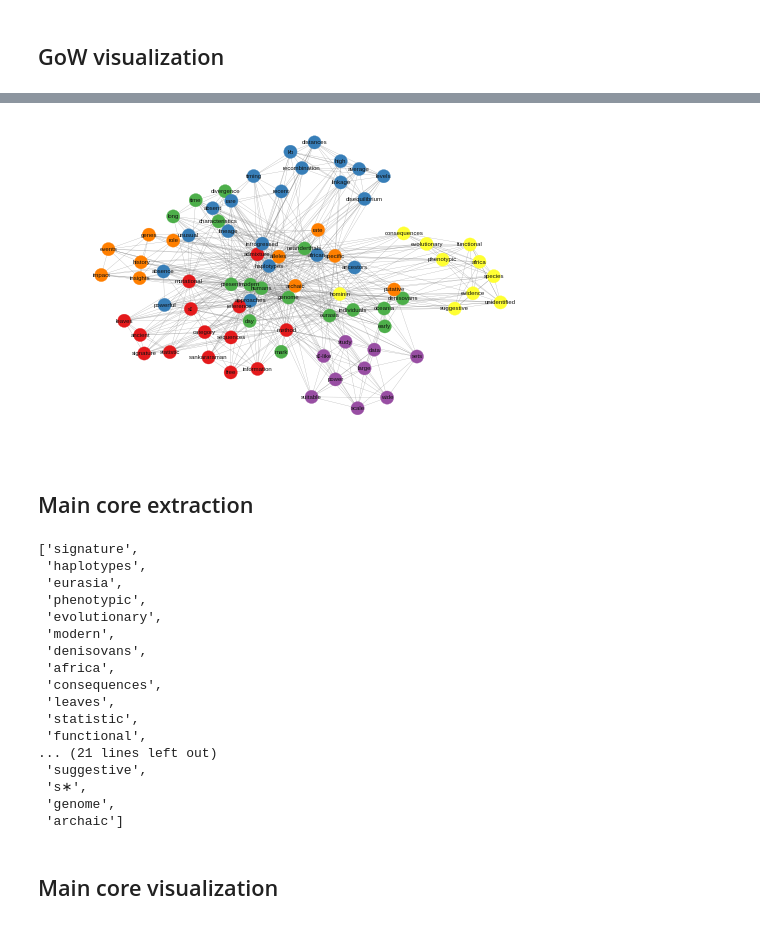
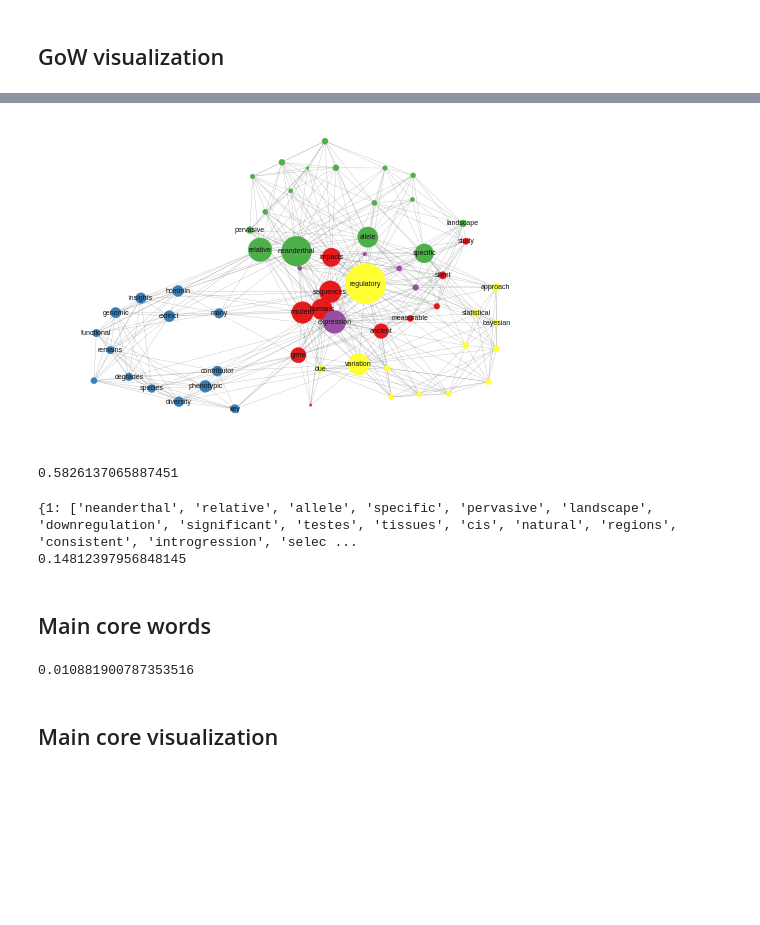
Before and after one commit to javiervz/graph-of-words, a Jupyter notebook: codigo/keyword_extraction_visualization.ipynb, the cells around one changed output, grey strips where cells are left out. Saved outputs shown, nothing was run; the diff lists cells and outputs as text; code cells hidden in the pictures; blank space fills up the shorter version.

```diff
--- a/codigo/keyword_extraction_visualization.ipynb
+++ b/codigo/keyword_extraction_visualization.ipynb
@@ -104,6 +159,8 @@ GoW_visualization(text_clean,dict_words)
 # %%
 def GoW_visualization_louvain(text_clean,dict_words):
     G=GoW(text_clean)
+    BC_nodes=nx.betweenness_centrality(G,weight='weight')
+    node_sizes=list(BC_nodes.values())
     pos = nx.spring_layout(G)
     D=dict(map(reversed, dict_words.items())) ## devolvemos las palabras originales, no las lematizadas!
     color_names=PALETTES['set1']#SEQUENCES['OrRd'][7]
@@ -112,14 +169,18 @@ def GoW_visualization_louvain(text_clean,dict_words):
         colors={x:'r' for x in list(d.keys())}
     else:
         colors={x:color_names[d[x]] for x in list(d.keys())}
-    labels={i:D[i] for i in G.nodes}
-    nx.draw_networkx_nodes(G, pos, node_size = 175,node_color=list(colors.values()))
+    labels={i:D[i] for i in G.nodes if BC_nodes[i]>0.004}
+    nx.draw_networkx_nodes(G, pos, node_size = [10000*x for x in node_sizes],node_color=list(colors.values()))
     nx.draw_networkx_edges(G, pos, alpha=0.75,width=0.25,edge_color='gray')
-    nx.draw_networkx_labels(G,pos,labels,font_size=6,font_color='k')
+    nx.draw_networkx_labels(G,pos,labels,font_size=7,font_color='k')
     plt.axis('off')
-    plt.savefig('GoW_visualization_louvain.jpg', format='jpg', transparent=True, bbox_inches='tight',dpi=1000)
+    plt.savefig('GoW_visualization_louvain.jpg', format='jpg', transparent=True, bbox_inches='tight',dpi=300)
     plt.show()
-# %%
-GoW_visualization_louvain(text_clean,dict_words)
-# %% [output]
-[figure, removed]
+# %%
+start = time.time()
+GoW_visualization_louvain(text_clean,dict_words)
+end = time.time()
+print(end - start)
+# %% [output]
+[figure, added]
+0.5826137065887451
@@ -126,5 +209,13 @@ GoW_visualization_louvain(text_clean,dict_words)
+# %%
+start = time.time()
+print(communities(text_clean,dict_words))
+end = time.time()
+print(end - start)
+# %% [output]
+{1: ['neanderthal', 'relative', 'allele', 'specific', 'pervasive', 'landscape', 'downregulation', 'significant', 'testes', 'tissues', 'cis', 'natural', 'regions', 'consistent', 'introgression', 'selec ...
+0.14812397956848145
 # %% [markdown]
-## Main core extraction
+## Main core words
 # %%
 def main_core_words(text_clean,dict_words,lemmatization=None):
     G=GoW(text_clean)
@@ -136,26 +227,13 @@ def main_core_words(text_clean,dict_words,lemmatization=None):
         return [D[w] for w in mc]
     elif lemmatization==False:
         return mc
-# %%
-main_core_words(text_clean,dict_words)
-# %% [output]
-['signature',
- 'haplotypes',
- 'eurasia',
- 'phenotypic',
- 'evolutionary',
- 'modern',
- 'denisovans',
- 'africa',
- 'consequences',
- 'leaves',
- 'statistic',
- 'functional',
-... (21 lines left out)
- 'suggestive',
- 's∗',
- 'genome',
- 'archaic']
+# %%
+start = time.time()
+main_core_words(text_clean,dict_words)
+end = time.time()
+print(end - start)
+# %% [output]
+0.010881900787353516
 # %% [markdown]
 ## Main core visualization
 # %%
```
Also changed, not shown: parts of 26 cells of this notebook.
